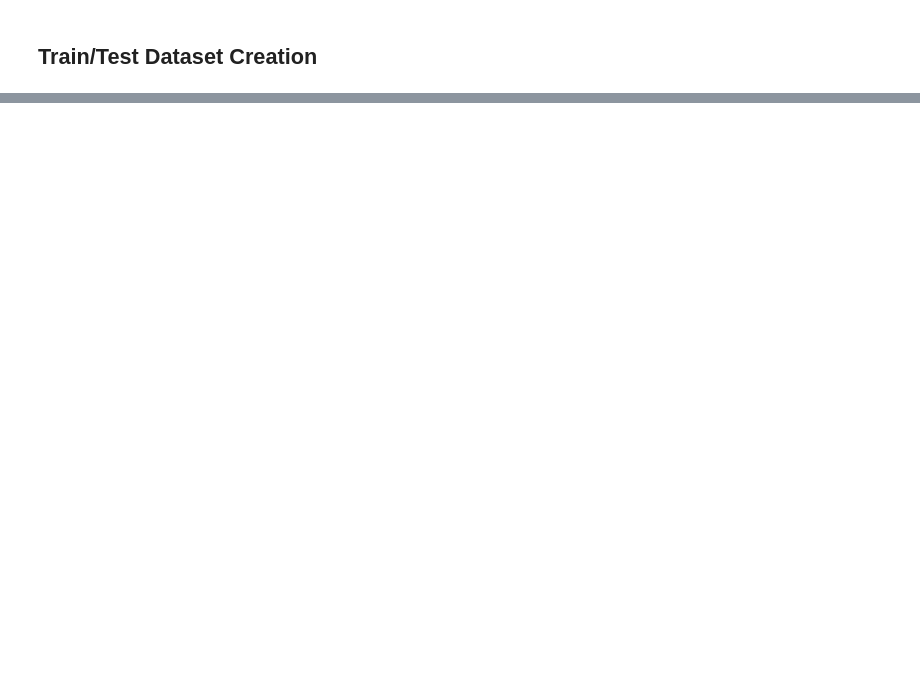
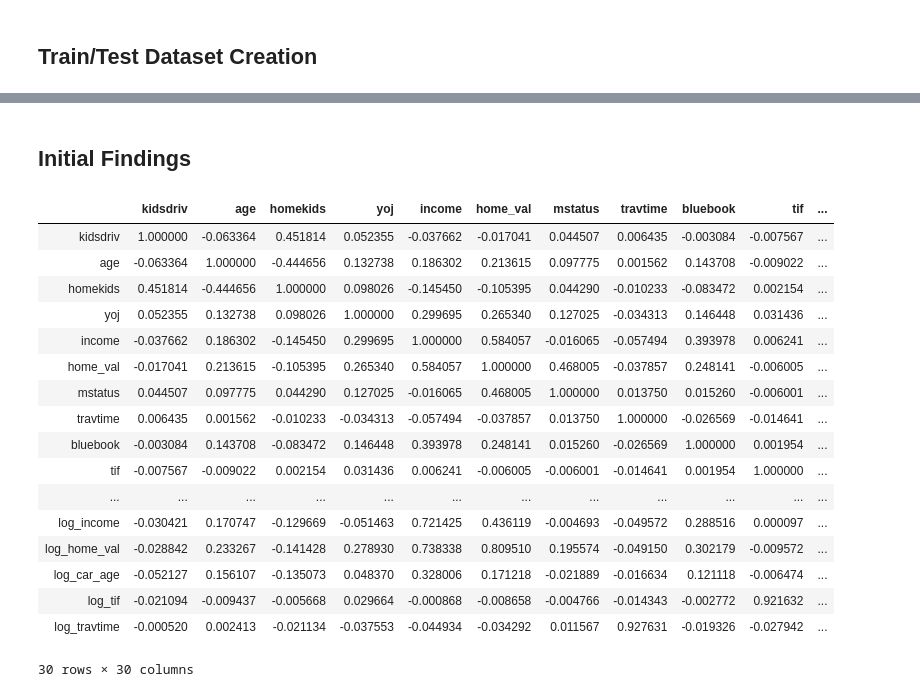
Before and after one commit to nzauner/Auto_Insurance, a Jupyter notebook: notebooks/auto_insurance_eda.ipynb, the cells around one changed output, grey strips where cells are left out. Saved outputs shown, nothing was run; the diff lists cells and outputs as text; code cells hidden in the pictures; blank space fills up the shorter version.

```diff
--- a/notebooks/auto_insurance_eda.ipynb
+++ b/notebooks/auto_insurance_eda.ipynb
@@ -197 +211,24 @@ x_train, x_test, y_train, y_test = train_test_split(features, crash, test_size =
+# %% [markdown]
+## Initial Findings
+# %%
+x_train.corr(method = 'pearson')
+# %% [output]
+|  | kidsdriv | age | homekids | yoj | income | home_val | mstatus | travtime | bluebook | tif | ... |
+| kidsdriv | 1.000000 | -0.063364 | 0.451814 | 0.052355 | -0.037662 | -0.017041 | 0.044507 | 0.006435 | -0.003084 | -0.007567 | ... |
+| age | -0.063364 | 1.000000 | -0.444656 | 0.132738 | 0.186302 | 0.213615 | 0.097775 | 0.001562 | 0.143708 | -0.009022 | ... |
+| homekids | 0.451814 | -0.444656 | 1.000000 | 0.098026 | -0.145450 | -0.105395 | 0.044290 | -0.010233 | -0.083472 | 0.002154 | ... |
+| yoj | 0.052355 | 0.132738 | 0.098026 | 1.000000 | 0.299695 | 0.265340 | 0.127025 | -0.034313 | 0.146448 | 0.031436 | ... |
+| income | -0.037662 | 0.186302 | -0.145450 | 0.299695 | 1.000000 | 0.584057 | -0.016065 | -0.057494 | 0.393978 | 0.006241 | ... |
+| home_val | -0.017041 | 0.213615 | -0.105395 | 0.265340 | 0.584057 | 1.000000 | 0.468005 | -0.037857 | 0.248141 | -0.006005 | ... |
+| mstatus | 0.044507 | 0.097775 | 0.044290 | 0.127025 | -0.016065 | 0.468005 | 1.000000 | 0.013750 | 0.015260 | -0.006001 | ... |
+| travtime | 0.006435 | 0.001562 | -0.010233 | -0.034313 | -0.057494 | -0.037857 | 0.013750 | 1.000000 | -0.026569 | -0.014641 | ... |
+| bluebook | -0.003084 | 0.143708 | -0.083472 | 0.146448 | 0.393978 | 0.248141 | 0.015260 | -0.026569 | 1.000000 | 0.001954 | ... |
+| tif | -0.007567 | -0.009022 | 0.002154 | 0.031436 | 0.006241 | -0.006005 | -0.006001 | -0.014641 | 0.001954 | 1.000000 | ... |
+| ... | ... | ... | ... | ... | ... | ... | ... | ... | ... | ... | ... |
+| log_income | -0.030421 | 0.170747 | -0.129669 | -0.051463 | 0.721425 | 0.436119 | -0.004693 | -0.049572 | 0.288516 | 0.000097 | ... |
+| log_home_val | -0.028842 | 0.233267 | -0.141428 | 0.278930 | 0.738338 | 0.809510 | 0.195574 | -0.049150 | 0.302179 | -0.009572 | ... |
+| log_car_age | -0.052127 | 0.156107 | -0.135073 | 0.048370 | 0.328006 | 0.171218 | -0.021889 | -0.016634 | 0.121118 | -0.006474 | ... |
+| log_tif | -0.021094 | -0.009437 | -0.005668 | 0.029664 | -0.000868 | -0.008658 | -0.004766 | -0.014343 | -0.002772 | 0.921632 | ... |
+| log_travtime | -0.000520 | 0.002413 | -0.021134 | -0.037553 | -0.044934 | -0.034292 | 0.011567 | 0.927631 | -0.019326 | -0.027942 | ... |
+30 rows × 30 columns
 # %%
```
Also changed, not shown: parts of 10 cells of this notebook.
